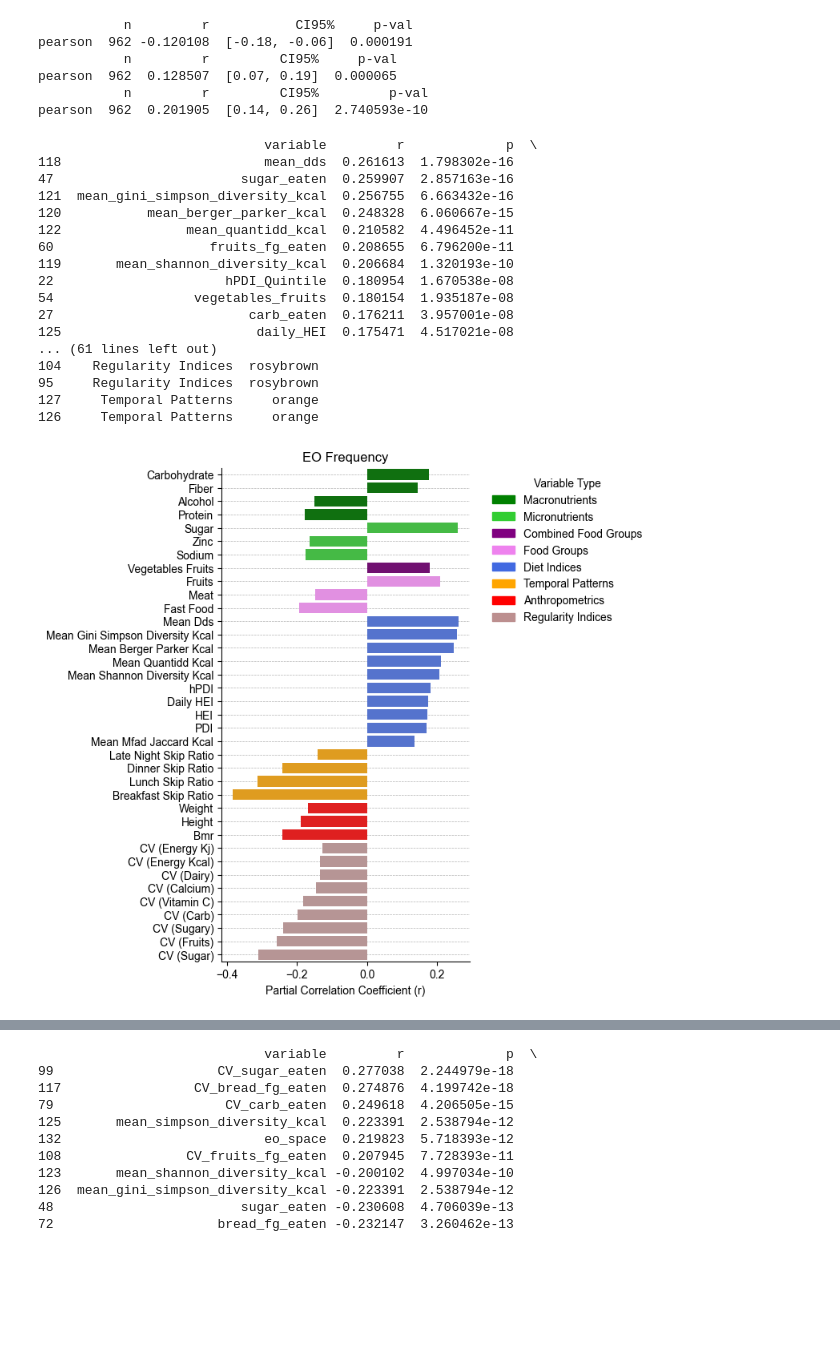
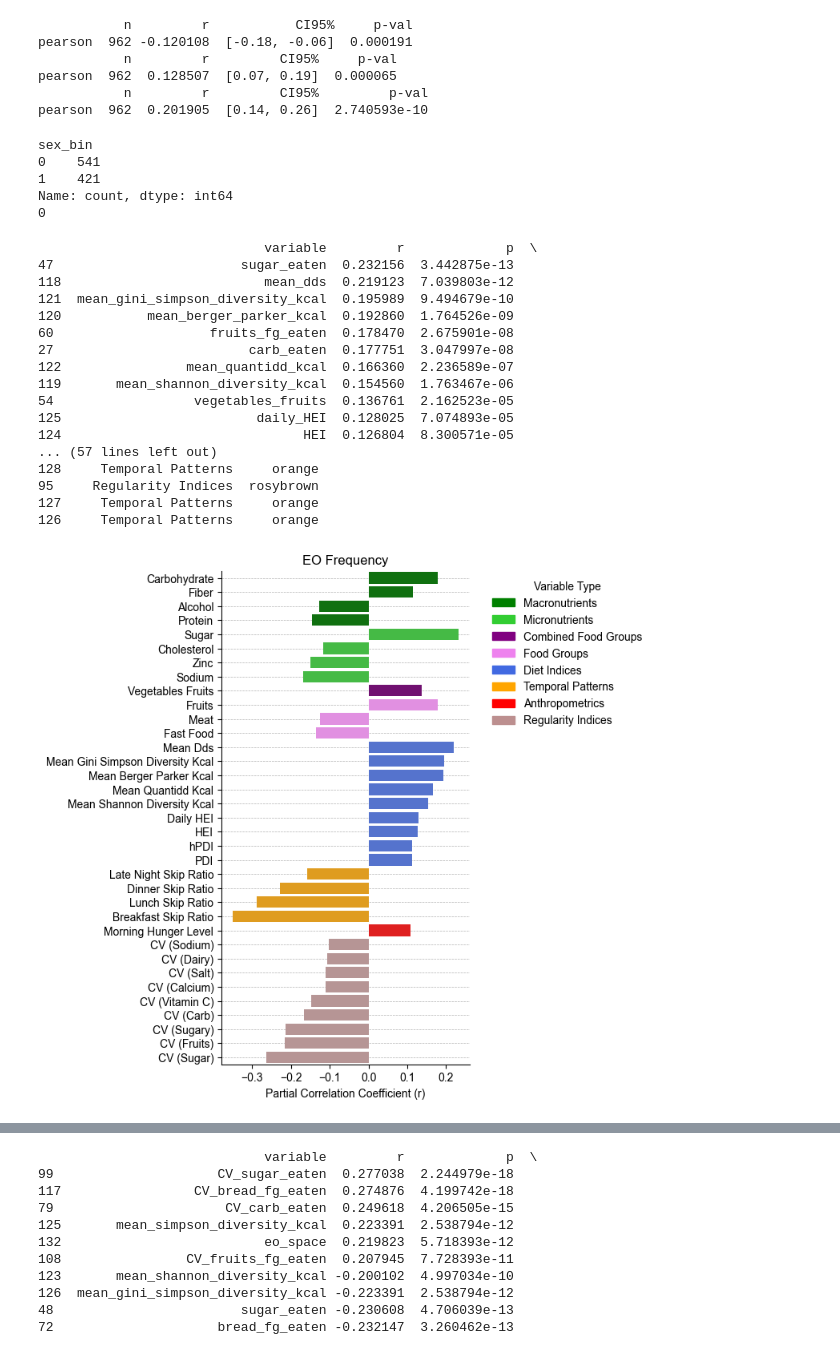
Before and after one commit to digitalepidemiologylab/meal-pattern-analysis-paper, a Jupyter notebook: code/correlation_analysis.ipynb, the cells around one changed output, grey strips where cells are left out. Drawn from its saved outputs; the diff is of its cells as text; code cells hidden in the pictures; blank space fills up the shorter version.

```diff
--- a/code/correlation_analysis.ipynb
+++ b/code/correlation_analysis.ipynb
@@ -176,51 +176,61 @@ pearson  962 -0.120108  [-0.18, -0.06]  0.000191
 pearson  962  0.128507  [0.07, 0.19]  0.000065
            n         r         CI95%         p-val
 pearson  962  0.201905  [0.14, 0.26]  2.740593e-10
+# %%
+meta["sex_bin"] = meta["gender"].map({"male": 1, "female": 0})
+print(meta["sex_bin"].value_counts(dropna=False))
+print(meta["sex_bin"].isna().sum())
+# %% [output]
+sex_bin
+0    541
+1    421
+Name: count, dtype: int64
+0
 # %%
 fig, ax = plt.subplots(figsize=(4, 8))
 ax = plot_horizontal_nutri_ordered_partial_correlation(
     meta,
     target_var="eo_freq",
     ax=ax,
-    corr_threshold=0.125,
+    corr_threshold=0.1,
     ignore_cols=[
         "alcohol_fg_eaten",
         "eo_space",
         "nova_cluster",
         "vitamin_b12_eaten",
         "vitamin_d_eaten",
         "mean_simpson_diversity_kcal",
     ],
-    covariates=["age", "bmi", "energy_kcal_eaten"],
+    covariates=["age", "bmi", "energy_kcal_eaten", "sex_bin"],
     title="EO Frequency",
 )
 sns.despine()
 plt.savefig(
     "../images/fig1/eo_freq_partial_correlation.png",
     dpi=300,
     bbox_inches="tight",
     pad_inches=0.1,
 )
 plt.show()
 # %% [output]
                              variable         r             p  \
-118                          mean_dds  0.261613  1.798302e-16
-47                        sugar_eaten  0.259907  2.857163e-16
-121  mean_gini_simpson_diversity_kcal  0.256755  6.663432e-16
-120           mean_berger_parker_kcal  0.248328  6.060667e-15
-122                mean_quantidd_kcal  0.210582  4.496452e-11
-60                    fruits_fg_eaten  0.208655  6.796200e-11
-119       mean_shannon_diversity_kcal  0.206684  1.320193e-10
-22                      hPDI_Quintile  0.180954  1.670538e-08
-54                  vegetables_fruits  0.180154  1.935187e-08
-27                         carb_eaten  0.176211  3.957001e-08
-125                         daily_HEI  0.175471  4.517021e-08
-... (61 lines left out)
-104    Regularity Indices  rosybrown
+47                        sugar_eaten  0.232156  3.442875e-13
+118                          mean_dds  0.219123  7.039803e-12
+121  mean_gini_simpson_diversity_kcal  0.195989  9.494679e-10
+120           mean_berger_parker_kcal  0.192860  1.764526e-09
+60                    fruits_fg_eaten  0.178470  2.675901e-08
+27                         carb_eaten  0.177751  3.047997e-08
+122                mean_quantidd_kcal  0.166360  2.236589e-07
+119       mean_shannon_diversity_kcal  0.154560  1.763467e-06
+54                  vegetables_fruits  0.136761  2.162523e-05
+125                         daily_HEI  0.128025  7.074893e-05
+124                               HEI  0.126804  8.300571e-05
+... (57 lines left out)
+128     Temporal Patterns     orange
 95     Regularity Indices  rosybrown
 127     Temporal Patterns     orange
 126     Temporal Patterns     orange
-[figure, old version]
+[figure, new version]
 # %%
 fig, ax = plt.subplots(figsize=(4, 8))
 ax = plot_horizontal_nutri_ordered_partial_correlation(
```
Also changed, not shown: parts of 2 cells of this notebook, 8 other files.
